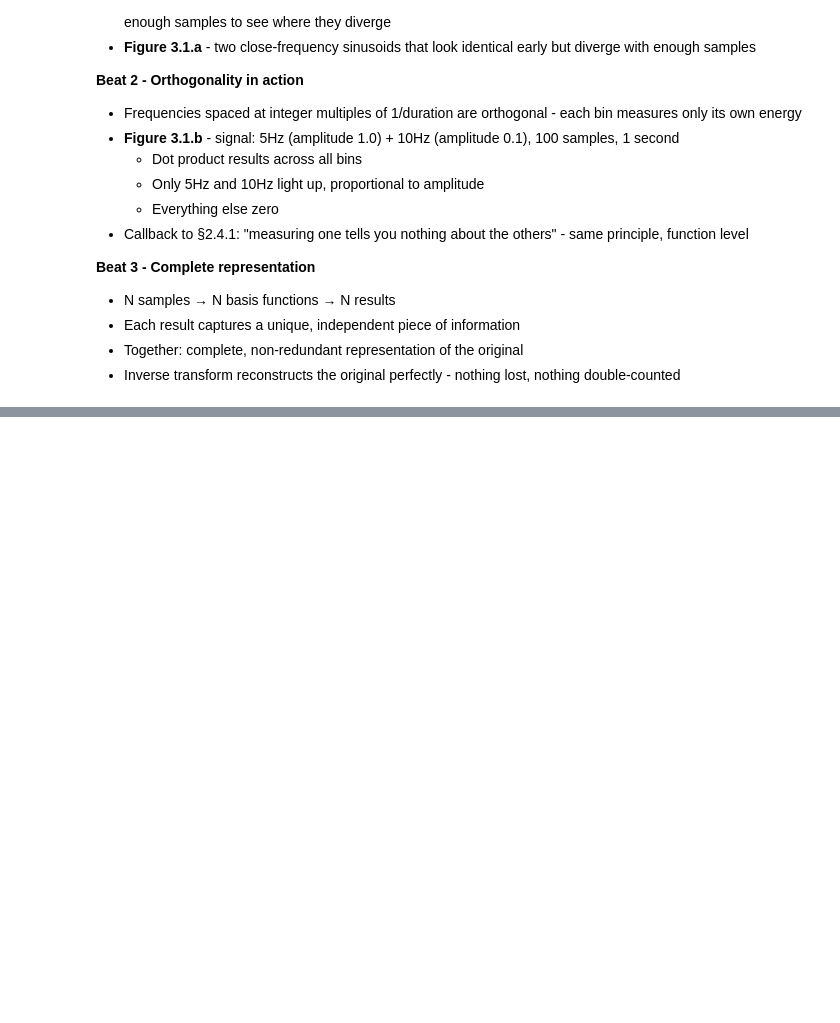
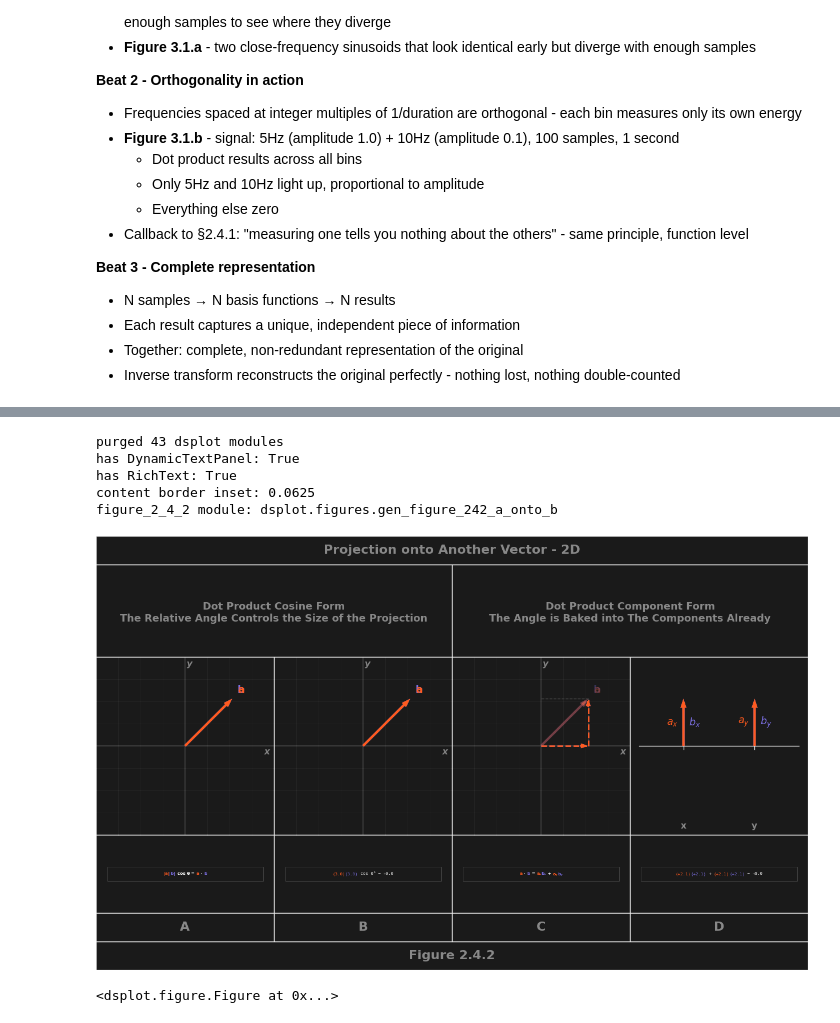
Before and after one commit to eddie-water/sub-shader, a Jupyter notebook: src/subshader/dsp/dsp.ipynb, the cells around one changed output, grey strips where cells are left out. Cells and saved outputs as stored; diff of their text form; code cells hidden in the pictures; blank space fills up the shorter version.

```diff
--- a/src/subshader/dsp/dsp.ipynb
+++ b/src/subshader/dsp/dsp.ipynb
@@ -771,15 +921,24 @@ sample_template.show()
 # %%
-import sys
-_purged = [m for m in list(sys.modules) if m == "dsplot" or m.startswith("dsplot.")]
-for _m in _purged:
-    del sys.modules[_m]
-from dsplot.figures import figure_1, figure_2_4_1, figure_2_4_2
-import dsplot
-print("purged", len(_purged), "dsplot modules")
-print("has DynamicTextPanel:", hasattr(dsplot, "DynamicTextPanel"))
-print("has RichText:", hasattr(dsplot, "RichText"))
-print("content border inset:", dsplot.style.DEFAULT_CONTENT_BORDER_INSET_FRAC)
-print("figure_2_4_2 module:", figure_2_4_2.__module__)
+# import sys
+# _purged = [m for m in list(sys.modules) if m == "dsplot" or m.startswith("dsplot.")]
+# for _m in _purged:
+#     del sys.modules[_m]
+# from dsplot.figures import figure_1, figure_2_4_1, figure_2_4_2
+# import dsplot
+# print("purged", len(_purged), "dsplot modules")
+# print("has DynamicTextPanel:", hasattr(dsplot, "DynamicTextPanel"))
+# print("has RichText:", hasattr(dsplot, "RichText"))
+# print("content border inset:", dsplot.style.DEFAULT_CONTENT_BORDER_INSET_FRAC)
+# print("figure_2_4_2 module:", figure_2_4_2.__module__)
+# %% [output]
+purged 43 dsplot modules
+has DynamicTextPanel: True
+has RichText: True
+content border inset: 0.0625
+figure_2_4_2 module: dsplot.figures.gen_figure_242_a_onto_b
 # %%
-figure_2_4_2()
+# figure_2_4_2()
+# %% [output]
+[figure, added]
+<dsplot.figure.Figure at 0x...>
 # %%
```
Also changed, not shown: parts of 21 cells of this notebook, 21 other files.
